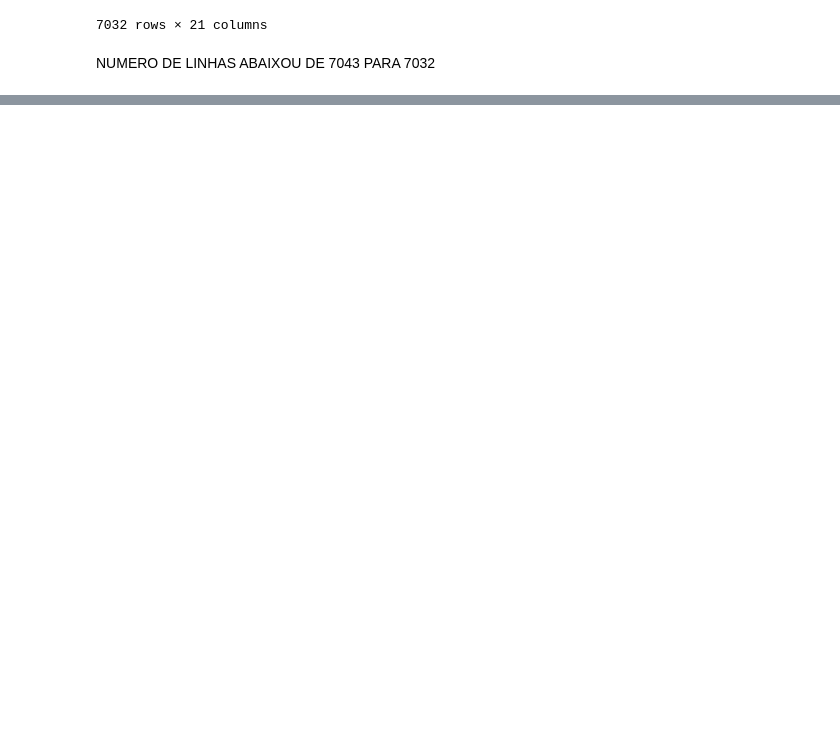
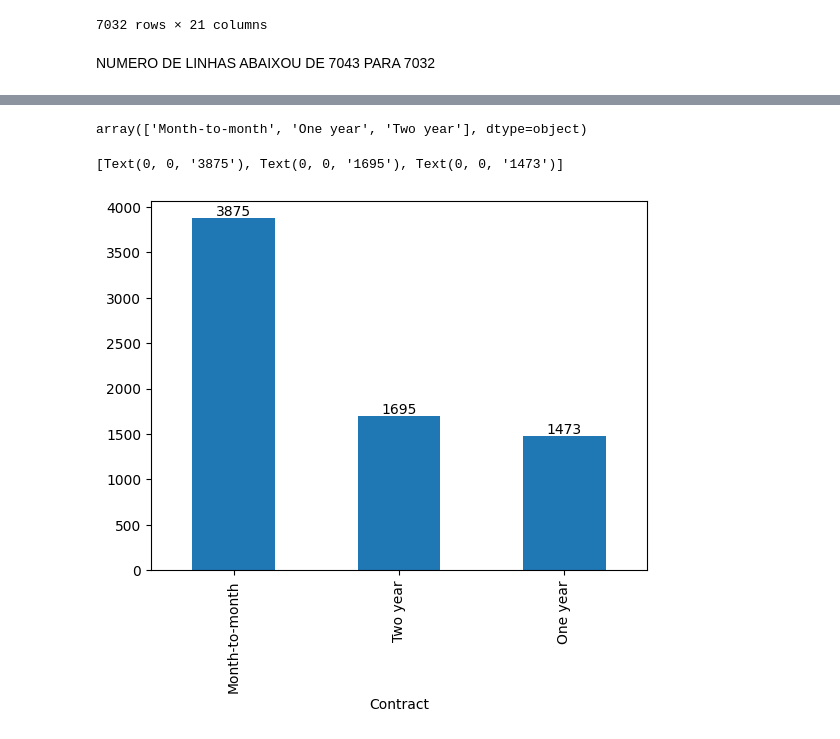
Before and after one commit to PedroElorriaga/AI-Development, a Jupyter notebook: eda/eda_aula1.ipynb, the cells around one changed output, grey strips where cells are left out. Saved outputs shown, nothing was run; the diff lists cells and outputs as text; code cells hidden in the pictures; blank space fills up the shorter version.

```diff
--- a/eda/eda_aula1.ipynb
+++ b/eda/eda_aula1.ipynb
@@ -306,0 +347,14 @@ NUMERO DE LINHAS ABAIXOU DE 7043 PARA 7032
+# %%
+# ENCONTRAR QUAIS TIPOS DE VALORES UNICOS EXISTEM EM UMA COLUNA
+dataframe_all_infos['Contract'].unique()
+# %% [output]
+array(['Month-to-month', 'One year', 'Two year'], dtype=object)
+# %%
+# VISÃO DE FATIA DE CONTRATOS QUE ESTÃO NA COLUNA (EM BARRAS)
+xy = dataframe_all_infos['Contract'].value_counts().plot.bar()
+
+# FAZ COM QUE APARECA OS DADOS EXATO ACIMA DAS BARRAS
+xy.bar_label(xy.containers[0])
+# %% [output]
+[Text(0, 0, '3875'), Text(0, 0, '1695'), Text(0, 0, '1473')]
+[figure, added]
```
Also changed, not shown: parts of 8 cells of this notebook.
